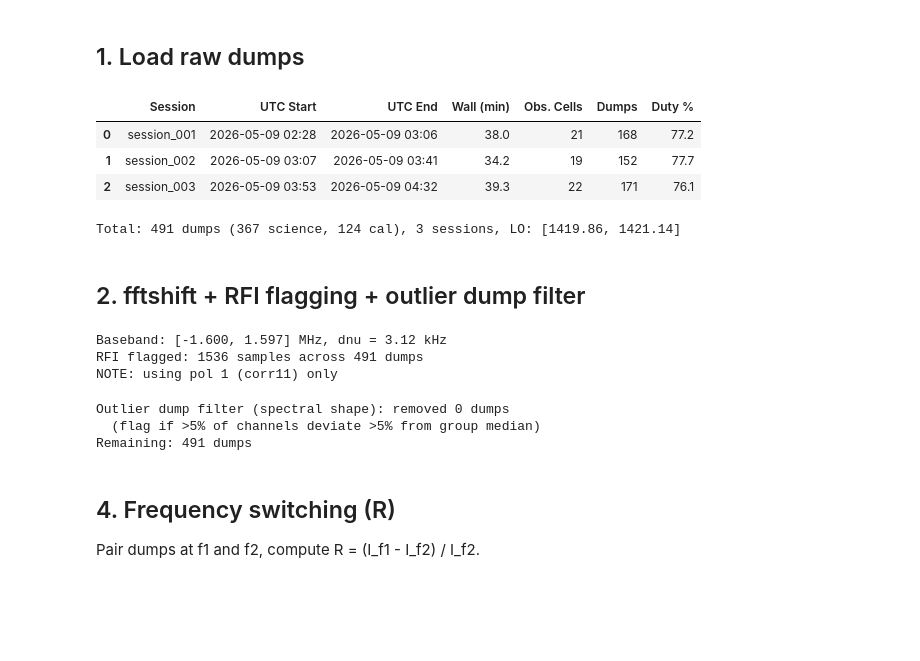
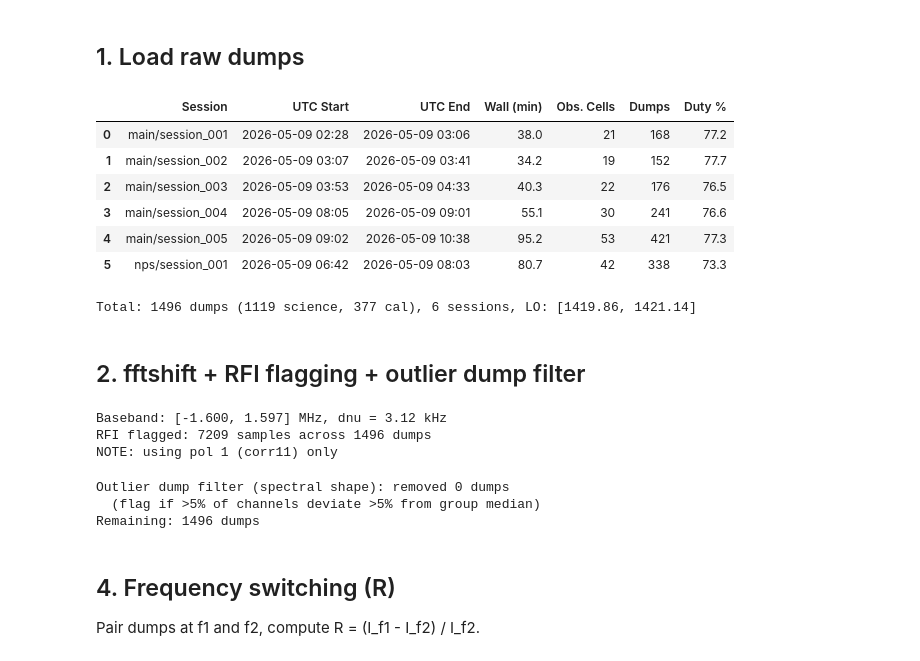
Before and after one commit to raw-asparagus/ay-121, a Jupyter notebook: labs/04/main_scan_load.ipynb, the cells around one changed output. Saved outputs shown, nothing was run; the diff lists cells and outputs as text; code cells hidden in the pictures; blank space fills up the shorter version.

```diff
--- a/labs/04/main_scan_load.ipynb
+++ b/labs/04/main_scan_load.ipynb
@@ -88,7 +88,7 @@ PEAK_V_SCALE_FLOOR = 20.0
 BIMODAL_MIN_RATIO = 0.68
 
 # --- Paths / display ---
-DATA_DIR = Path('data/main')
+DATA_DIRS = [Path('data/main'), Path('data/nps')]
 REOBSERVE_PATH = Path('artifacts/main_reobserve.json')
 MOLL_CENTER_L = 120.0
 
@@ -97,24 +97,27 @@ MOLL_CENTER_L = 120.0
 ## 1. Load raw dumps
 # %%
 records = []
-for session_dir in sorted(DATA_DIR.glob('session_*')):
-    for cell_dir in sorted(session_dir.glob('obs_*')) + sorted(session_dir.glob('cal_*')):
-        for p in sorted(cell_dir.glob('*.npz')):
-            with np.load(p, allow_pickle=True) as f:
-                records.append({
-                    'path': p,
-                    'session': session_dir.name,
-                    'target': str(f['target_name']),
-                    'corr00': f['corr00'].astype(float),
-                    'corr11': f['corr11'].astype(float),
-                    'lo_mhz': float(f['lo_freq_mhz']),
-                    'noise_on': bool(f['noise_on']),
-                    'time': float(f['time']),
-                    'alt': float(f['alt_deg']),
-                    'az': float(f['az_deg']),
-                    'ra': float(f['ra_deg']),
-                    'dec': float(f['dec_deg']),
-                })
+for data_dir in DATA_DIRS:
+    survey = data_dir.name  # 'main' or 'nps'
+    for session_dir in sorted(data_dir.glob('session_*')):
+        for cell_dir in sorted(session_dir.glob('obs_*')) + sorted(session_dir.glob('cal_*')):
+            for p in sorted(cell_dir.glob('*.npz')):
+                with np.load(p, allow_pickle=True) as f:
+                    records.append({
+                        'path': p,
+                        'survey': survey,
+                        'session': f'{survey}/{session_dir.name}',
+                        'target': str(f['target_name']),
+                        'corr00': f['corr00'].astype(float),
+                        'corr11': f['corr11'].astype(float),
+                        'lo_mhz': float(f['lo_freq_mhz']),
+                        'noise_on': bool(f['noise_on']),
+                        'time': float(f['time']),
+                        'alt': float(f['alt_deg']),
+                        'az': float(f['az_deg']),
+                        'ra': float(f['ra_deg']),
+                        'dec': float(f['dec_deg']),
+                    })
 
 N = len(records)
 
@@ -136,37 +139,40 @@ INT_TIME_S = 1025 * 32768 / SAMPLE_RATE_HZ  # ~10.5 s
 def _utc(ts):
     return dt.datetime.fromtimestamp(ts, dt.UTC).strftime('%Y-%m-%d %H:%M')
 
 
 session_data = []
 for s in sessions:
     s_records = [r for r in records if r['session'] == s]
     n_dumps = len(s_records)
     if n_dumps == 0:
         continue
     n_cells = len(set((r['gl'], r['gb']) for r in s_records if not r['noise_on']))
     times = [r['time'] for r in s_records]
     t0, t1 = min(times), max(times)
     wall_s = t1 - t0
     duty_pct = (INT_TIME_S * n_dumps / wall_s) * 100 if wall_s > 0 else float('nan')
     session_data.append({
         'Session': s,
         'UTC Start': _utc(t0),
         'UTC End':   _utc(t1),
         'Wall (min)': round(wall_s / 60, 1),
         'Obs. Cells': n_cells,
         'Dumps': n_dumps,
         'Duty %': round(duty_pct, 1),
     })
 display(pd.DataFrame(session_data))
 
 print(f'Total: {N} dumps ({n_sci} science, {n_cal} cal), '
       f'{len(sessions)} sessions, LO: {lo_unique}')
 # %% [output]
 |  | Session | UTC Start | UTC End | Wall (min) | Obs. Cells | Dumps | Duty % |
-| 0 | session_001 | 2026-05-09 02:28 | 2026-05-09 03:06 | 38.0 | 21 | 168 | 77.2 |
-| 1 | session_002 | 2026-05-09 03:07 | 2026-05-09 03:41 | 34.2 | 19 | 152 | 77.7 |
-| 2 | session_003 | 2026-05-09 03:53 | 2026-05-09 04:32 | 39.3 | 22 | 171 | 76.1 |
+| 0 | main/session_001 | 2026-05-09 02:28 | 2026-05-09 03:06 | 38.0 | 21 | 168 | 77.2 |
+| 1 | main/session_002 | 2026-05-09 03:07 | 2026-05-09 03:41 | 34.2 | 19 | 152 | 77.7 |
+| 2 | main/session_003 | 2026-05-09 03:53 | 2026-05-09 04:33 | 40.3 | 22 | 176 | 76.5 |
+| 3 | main/session_004 | 2026-05-09 08:05 | 2026-05-09 09:01 | 55.1 | 30 | 241 | 76.6 |
+| 4 | main/session_005 | 2026-05-09 09:02 | 2026-05-09 10:38 | 95.2 | 53 | 421 | 77.3 |
+| 5 | nps/session_001 | 2026-05-09 06:42 | 2026-05-09 08:03 | 80.7 | 42 | 338 | 73.3 |
-Total: 491 dumps (367 science, 124 cal), 3 sessions, LO: [1419.86, 1421.14]
+Total: 1496 dumps (1119 science, 377 cal), 6 sessions, LO: [1419.86, 1421.14]
 # %% [markdown]
 ## 2. fftshift + RFI flagging + outlier dump filter
 # %%
@@ -197,7 +203,7 @@ print(f'RFI flagged: {n_flagged} samples across {N} dumps')
 print('NOTE: using pol 1 (corr11) only')
 # %% [output]
 Baseband: [-1.600, 1.597] MHz, dnu = 3.12 kHz
-RFI flagged: 1536 samples across 491 dumps
+RFI flagged: 7209 samples across 1496 dumps
 NOTE: using pol 1 (corr11) only
 # %%
 outlier_records = flag_outlier_dumps(
@@ -215,7 +221,7 @@ print(f'Remaining: {N} dumps')
 # %% [output]
 Outlier dump filter (spectral shape): removed 0 dumps
   (flag if >5% of channels deviate >5% from group median)
-Remaining: 491 dumps
+Remaining: 1496 dumps
 # %% [markdown]
 ## 4. Frequency switching (R)
 
```
Also changed, not shown: parts of 9 cells of this notebook, 6 other files.
